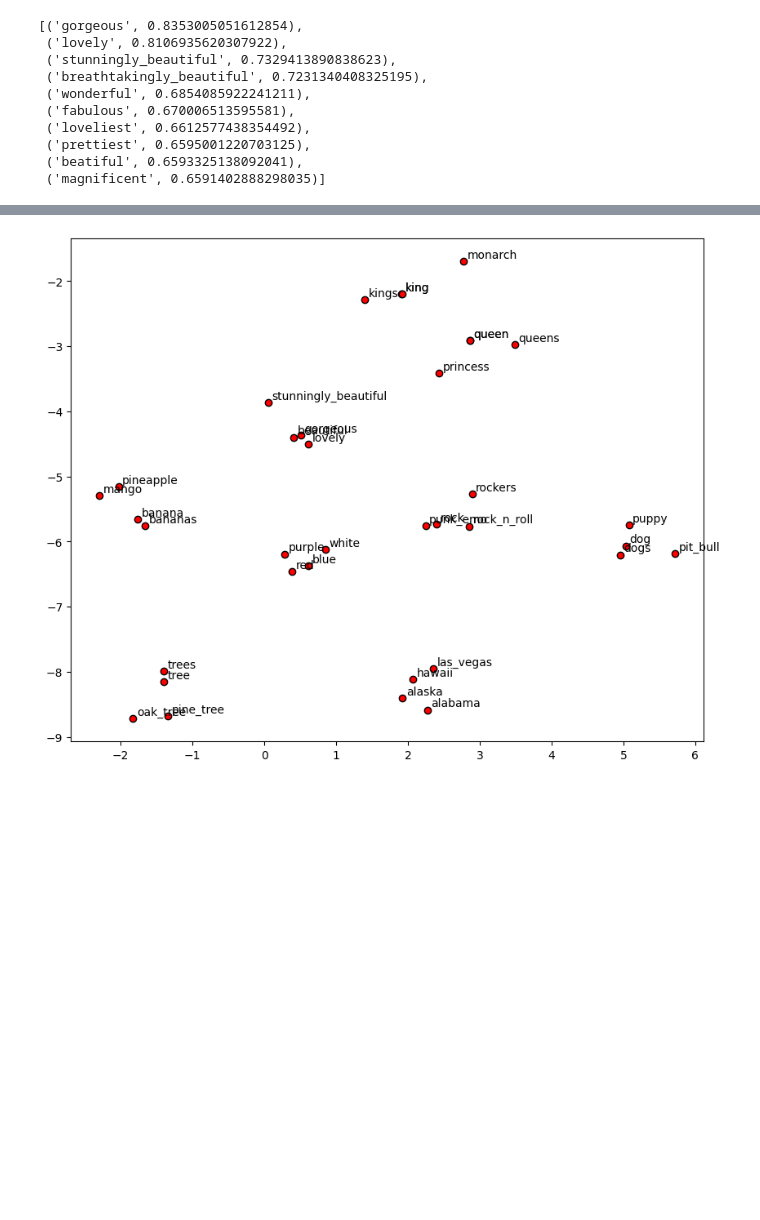
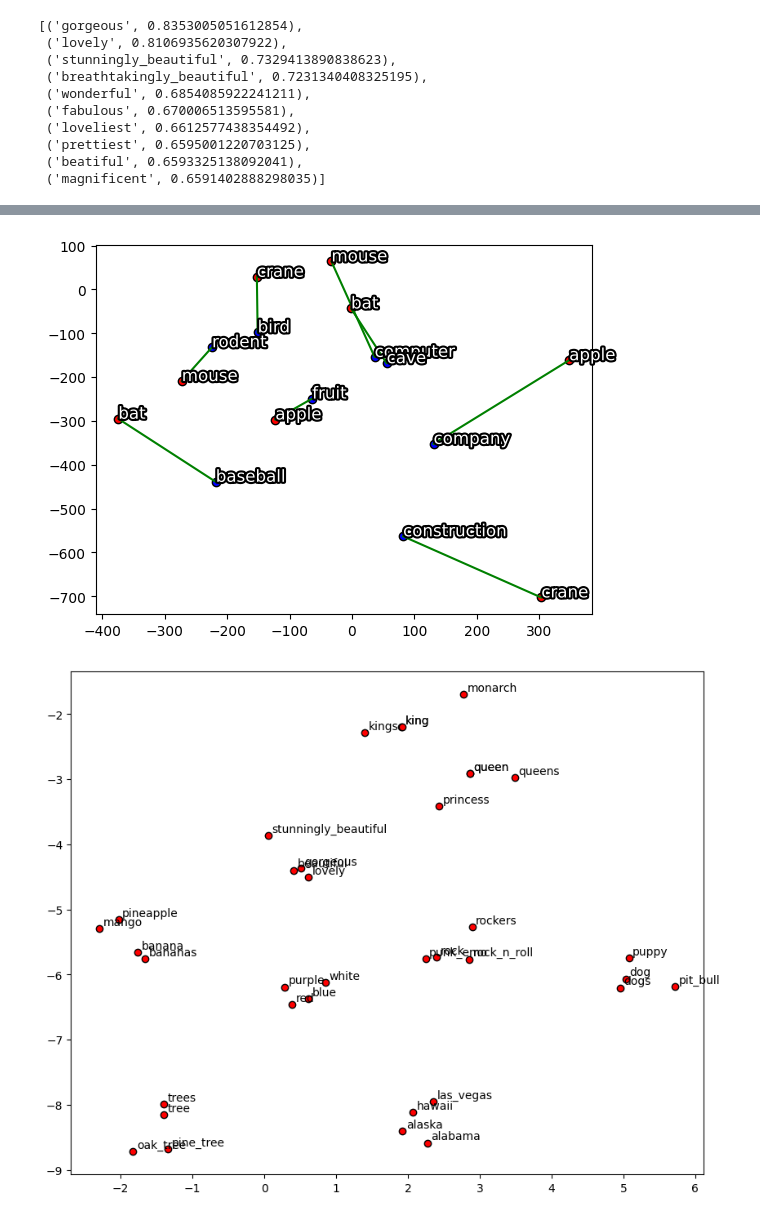
Before and after one commit to lettucegoblin/Machine-Learning-Illustrated-Examples, a Jupyter notebook: Exploring higher dimensional visualization.ipynb, the cells around one changed output, grey strips where cells are left out. Drawn from its saved outputs; the diff is of its cells as text; code cells hidden in the pictures; blank space fills up the shorter version.

```diff
--- a/Exploring higher dimensional visualization.ipynb
+++ b/Exploring higher dimensional visualization.ipynb
@@ -81,3 +217,23 @@ plot_words(words_to_visualize)
+# %%
+
+
+# Examples of polysemous words and how word2vec cant distinguish between them
+
+# Polysemous words
+words_to_visualize = ['bat', 'crane', 'mouse', 'apple']
+
+# similiar words to first meaning
+similiar1 = ['baseball', 'construction', 'computer', 'company']
+# similiar words to second meaning
+similiar2 = ['cave', 'bird', 'rodent', 'fruit', 'after']
+
+word_vectors = np.array([model[word] for word in words_to_visualize])
+similiar1_words_vectors = np.array([model[word] for word in similiar1])
+similiar2_words_vectors = np.array([model[word] for word in similiar2])
+plot_vec_similiar(word_vectors, words_to_visualize, similiar1_words_vectors, similiar1, 1, 1, False)
+plot_vec_similiar(word_vectors, words_to_visualize, similiar2_words_vectors, similiar2, 1, 1, False)
+# %% [output]
+[figure, added]
 # %%
 words_to_visualize = ['king', 'queen', 'beautiful', 'dog', 'banana', 'rock', 'tree', 'blue', 'hawaii']
 plot_words(words_to_visualize)
```
Also changed, not shown: parts of 4 cells of this notebook.
